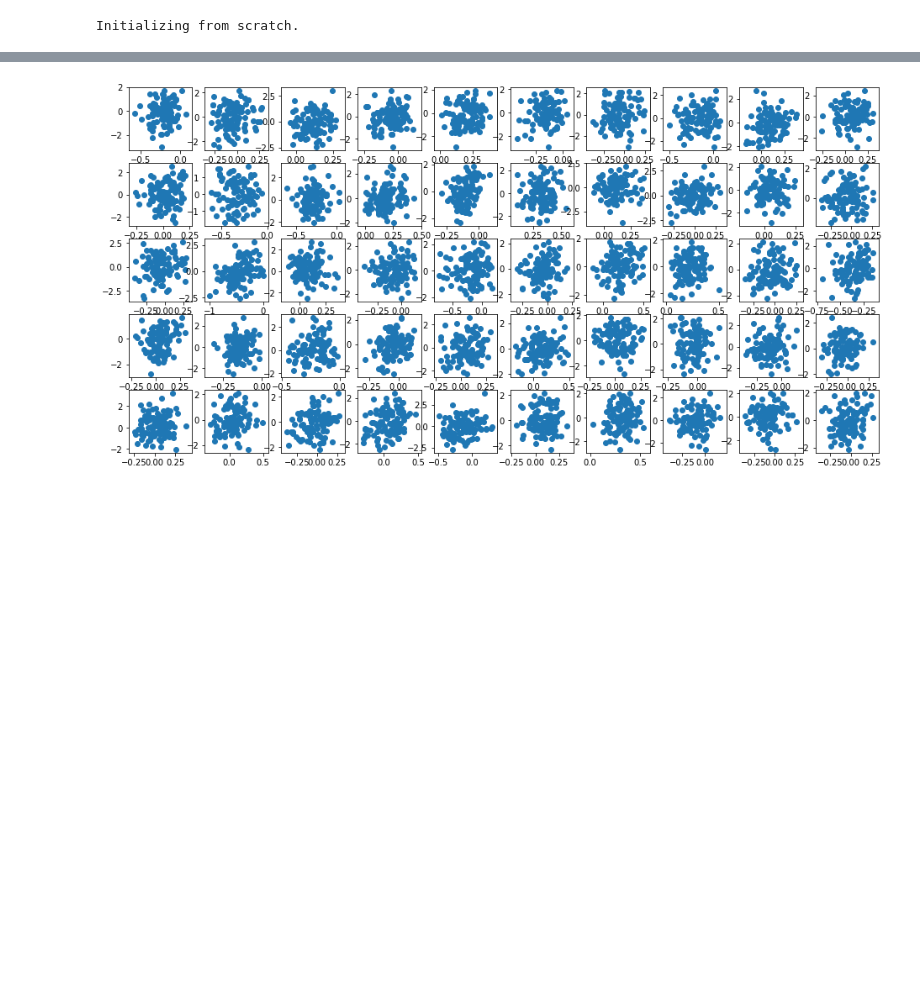
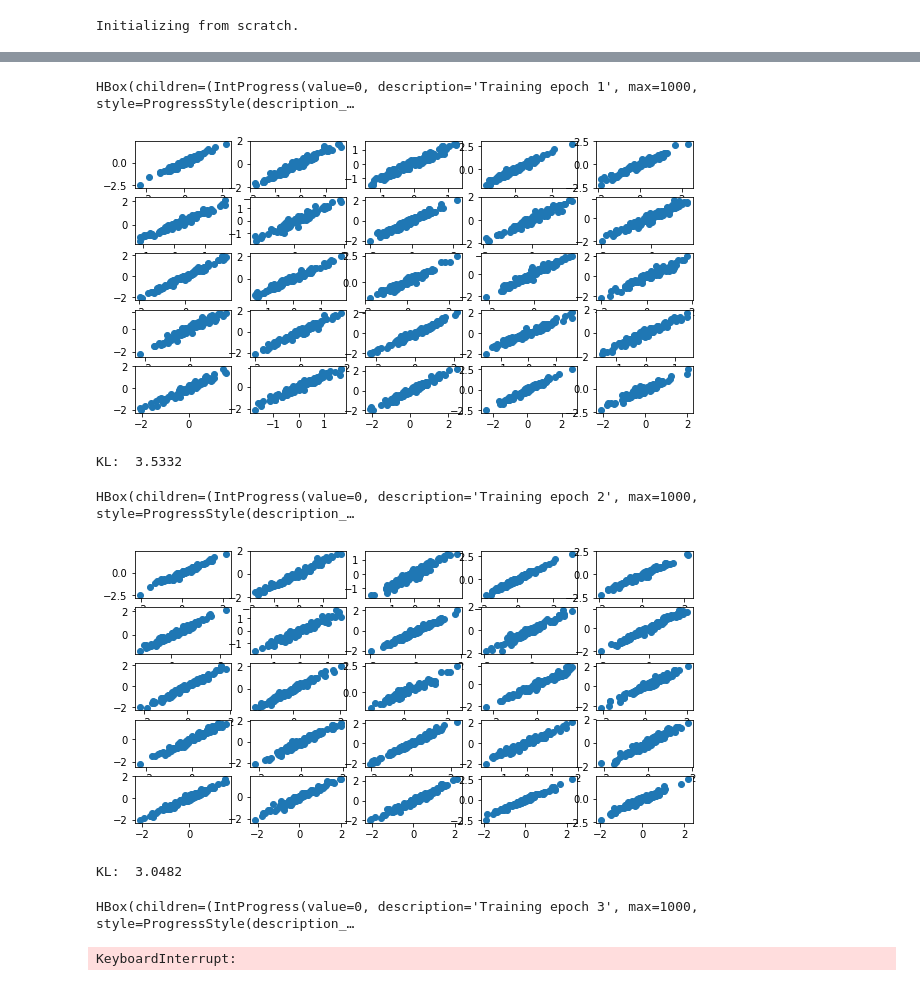
Before and after one commit to stefanradev93/cINN, a Jupyter notebook: MVN_Gaussian_Example_LargeN.ipynb, the cells around one changed output, grey strips where cells are left out. Cells and saved outputs as stored; diff of their text form; code cells hidden in the pictures; blank space fills up the shorter version.

```diff
--- a/BayesianRegression_cINN_Invariant_Example_LargeN.ipynb
+++ b/MVN_Gaussian_Example_LargeN.ipynb
@@ -915,21 +1000,33 @@ X_test, theta_test, theta_means, theta_cov = mvn_gaussian.generate_with_posterio
 # %%
-# %%time
-# for ep in range(1, epochs+1):
-#     with tqdm(total=iterations_per_epoch, desc='Training epoch {}'.format(ep)) as p_bar:
+%%time
+for ep in range(1, epochs+1):
+    with tqdm(total=iterations_per_epoch, desc='Training epoch {}'.format(ep)) as p_bar:
 
-#         # Run training loop
-#         train_online_ml(model, optimizer, data_gen, iterations_per_epoch,
-#                         batch_size, p_bar=p_bar, clip_value=clip_value, global_step=global_step,
-#                         transform=None, n_smooth=100)
+        # Run training loop
+        train_online_ml(model, optimizer, mvn_gaussian, iterations_per_epoch,
+                        batch_size, p_bar=p_bar, clip_value=clip_value, global_step=global_step,
+                        transform=None, n_smooth=100)
 
-#         # Test performance
-#         samples = np.concatenate(
-#                         [model.sample(X_test, n_samples_posterior // 20, to_numpy=True)
-#                          for _ in range(20)], axis=0).mean(axis=0)
-#         f, ax = plt.subplots(5, 10, figsize=(16, 8))
-#         for i in range(50):
-#             ax.flat[i].scatter(samples[:, i], theta_means[:, i])
-#         plt.show()
+        # Test performance
+        samples = model.sample(X_test, n_samples_posterior)
+        samples_mean = tf.reduce_mean(samples, axis=0)
+        samples_cov = tfp.stats.covariance(samples, sample_axis=0)
+        f, ax = plt.subplots(5, 5, figsize=(10, 5))
+        for i in range(25):
+            ax.flat[i].scatter(samples_mean[:, i], theta_p[:, i])
+        plt.show()
 
-#         # Save model
-#         manager.save()
+        # Test KL
+        print('KL: ', mvn_gaussian.KL(theta_p, sigma_p, samples_mean, samples_cov))
+
+        # Save model
+        manager.save()
+# %% [output]
+HBox(children=(IntProgress(value=0, description='Training epoch 1', max=1000, style=ProgressStyle(description_…
+[figure, added]
+KL:  3.5332
+HBox(children=(IntProgress(value=0, description='Training epoch 2', max=1000, style=ProgressStyle(description_…
+[figure, added]
+KL:  3.0482
+HBox(children=(IntProgress(value=0, description='Training epoch 3', max=1000, style=ProgressStyle(description_…
+KeyboardInterrupt:
@@ -938,10 +1032,0 @@ import tensorflow_probability as tfp
-# %%
-samples = np.concatenate(
-                [model.sample(X_test, n_samples_posterior // 20, to_numpy=True)
-                 for _ in range(20)], axis=0).mean(axis=0)
-f, ax = plt.subplots(5, 10, figsize=(16, 8))
-for i in range(50):
-    ax.flat[i].scatter(samples[:, i], theta_means[:, i])
-plt.show()
-# %% [output]
-[figure, removed]
```
Also changed, not shown: parts of 13 cells of this notebook, 1 other file.
